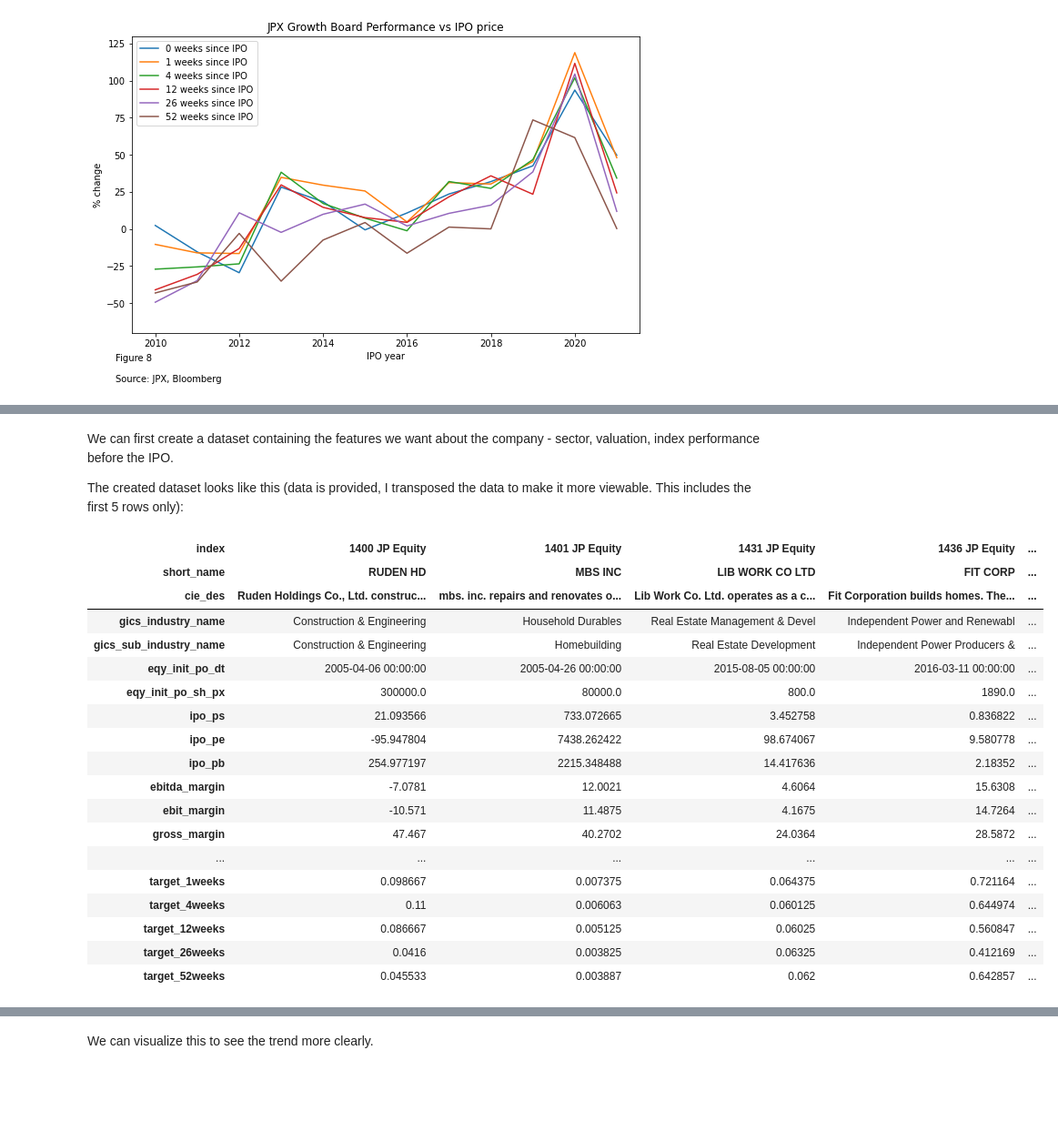
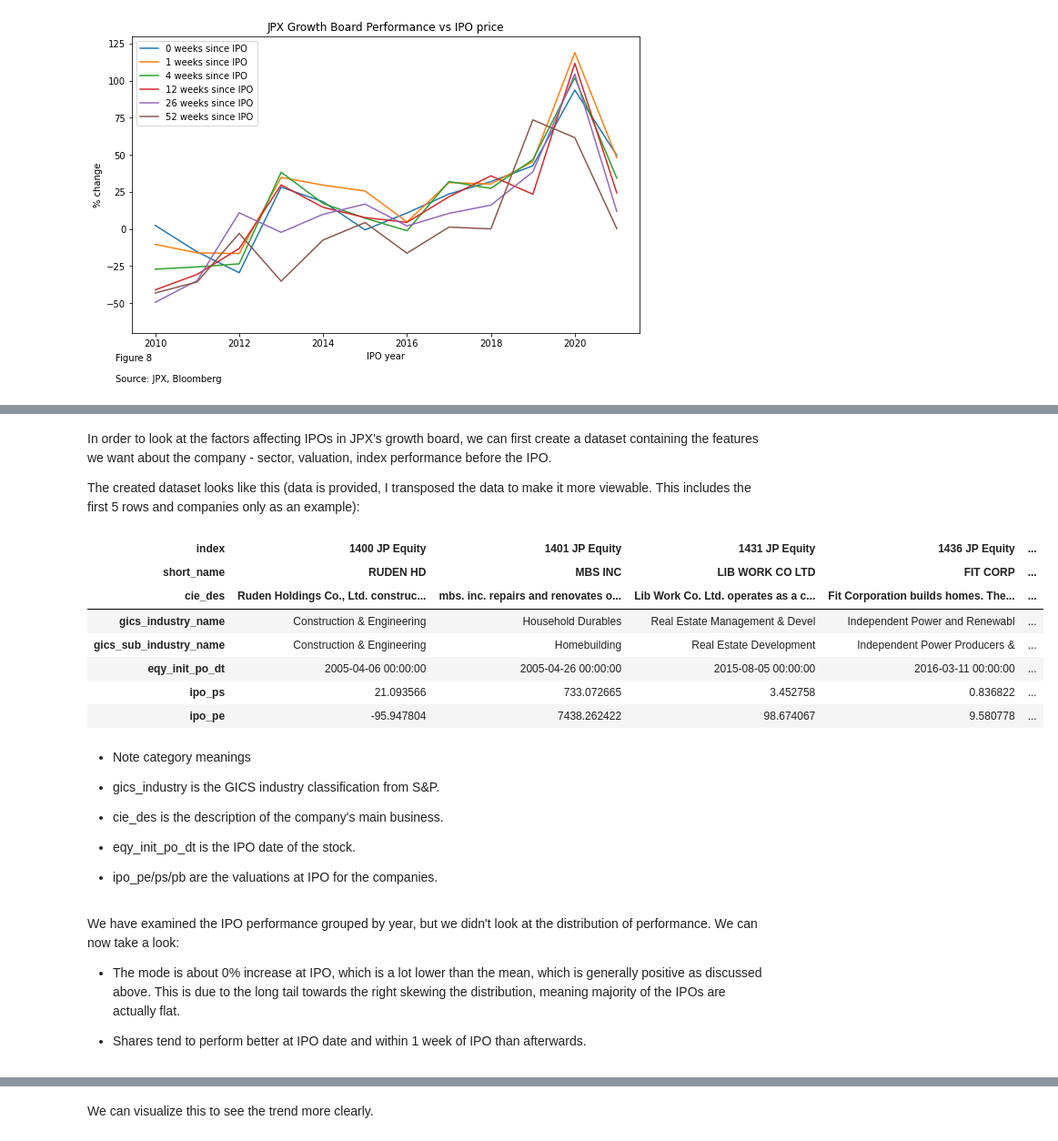
Before and after one commit to pauljhp/japan_growthboard_analysis, a Jupyter notebook: jpx_analysis.ipynb, the cells around one changed output, grey strips where cells are left out. Shown at 91% size. Cells and saved outputs as stored; diff of their text form; code cells hidden in the pictures; blank space fills up the shorter version.

```diff
--- a/jpx_analysis.ipynb
+++ b/jpx_analysis.ipynb
@@ -319,6 +359,7 @@ indice_mkt_data = dbs.get('japan_indices').get('market_data').copy(deep=True)
 indice_mkt_data.columns = indice_mkt_data.columns.to_series().apply(lambda d: dt.datetime.strptime(d, '%Y-%m-%d'))
 
 train_data = ia.desc.copy(deep=True).reset_index().set_index(['index', 'short_name', 'cie_des'], drop=True)
+
 train_data.loc[:, 'ipo_ps'] = train_data.eqy_init_po_sh_px / \
     train_data.index.get_level_values('index').to_series().map(
         dict(ia.standardize_by_start(use_market_data=False, field='revenue_per_sh')[1].iloc[0, ]))
@@ -328,47 +369,68 @@ train_data.loc[:, 'ipo_pe'] = train_data.eqy_init_po_sh_px / \
 train_data.loc[:, 'ipo_pb'] = train_data.eqy_init_po_sh_px / \
     train_data.index.get_level_values('index').to_series().map(
         dict(ia.standardize_by_start(use_market_data=False, field='book_val_per_sh')[1].iloc[0, ]))
-for fld in ('ebitda_margin', 'ebit_margin', 'gross_margin', 'trailing_12m_sales_growth', 'sales_3yr_avg_growth'):
+for fld in ('ebitda_margin', 'ebit_margin', 'gross_margin', 'trailing_12m_sales_growth', 'sales_3yr_avg_growth', 'sales_rev_turn'):
     train_data.loc[:, fld] = train_data.index.get_level_values('index').to_series().map(
             dict(ia.standardize_by_start(use_market_data=False, field=fld)[1].iloc[0, ])).values
+train_data.loc[:, 'listing_mkt_cap'] = train_data.index.get_level_values('index').to_series().map(
+            dict(ia.standardize_by_start(use_market_data=True, field='cur_mkt_cap')[1].iloc[0, ])).values
+
+train_data.loc[("target company", 'Electronic Equipment & Instrum', 'This is the company we are trying to do prediction for'), :] \
+    = ['Electronic Equipment & Instrum',
+    'Electronic Equipment & Instrum',
+    np.datetime64(dt.date(2022, 5, 8)), 50000,
+    20, -100, 20, 25, 1, 85, 40, 50, 1000, 20000]
+
 for ind in ['tpx index', 'nky index', 'usgg10yr index', 'jpy curncy']:
     for horizon in (1, 4, 12, 26, 52):
         train_data.loc[:, f"{ind}_chg_{horizon}wks"] = [(s.iloc[-1] - s.iloc[0])/s.iloc[0] if isinstance(s, pd.Series) else np.nan
         for s in [indice_mkt_data.loc[('px_last', ind), (d - dt.timedelta(days=horizon * 7)):d]
             if isinstance(d, pd.Timestamp) else np.nan for d in train_data.eqy_init_po_dt]]
+train_data.drop('eqy_init_po_sh_px', axis=1, inplace=True)
 # %%
 def get_y(horizon: int=0):
     """get target for training
     :param horizon: number of weeks after IPO"""
-    ipo_px_chg = ia.get_change_since_ipo(field='px_last', sector='all', listing_year=list(range(2001, 2022)))
+    ipo_px_chg = ia.get_change_since_ipo(field='px_last', sector='all', listing_year=list(range(2001, 2022))) - 1
     return ipo_px_chg.iloc[horizon]
 # %%
 for horizon in (0, 1, 4, 12, 26, 52):
     y = get_y(horizon)
     train_data.loc[:, f'target_{horizon}weeks'] = train_data.index.get_level_values('index').to_series().map(dict(y)).values
+# %%
+# encode categorical features
+from sklearn.preprocessing import LabelEncoder
+le = LabelEncoder()
+for feature_name, col in train_data.select_dtypes(object).iteritems():
+    train_data.loc[:, f"{feature_name}_encoded"] = le.fit_transform(col)
 # %% [markdown]
-We can first create a dataset containing the features we want about the company - sector, valuation, index performance before the IPO.
+In order to look at the factors affecting IPOs in JPX's growth board, we can first create a dataset containing the features we want about the company - sector, valuation, index performance before the IPO.
 
-The created dataset looks like this (data is provided, I transposed the data to make it more viewable. This includes the first 5 rows only):
+The created dataset looks like this (data is provided, I transposed the data to make it more viewable. This includes the first 5 rows and companies only as an example):
 # %%
-train_data.head().T
+train_data.head().T.head().fillna('')
 # %% [output]
 | index | 1400 JP Equity | 1401 JP Equity | 1431 JP Equity | 1436 JP Equity | ... |
 | short_name | RUDEN HD | MBS INC | LIB WORK CO LTD | FIT CORP | ... |
 | cie_des | Ruden Holdings Co., Ltd. construc... | mbs. inc. repairs and renovates o... | Lib Work Co. Ltd. operates as a c... | Fit Corporation builds homes. The... | ... |
 | gics_industry_name | Construction & Engineering | Household Durables | Real Estate Management & Devel | Independent Power and Renewabl | ... |
 | gics_sub_industry_name | Construction & Engineering | Homebuilding | Real Estate Development | Independent Power Producers & | ... |
 | eqy_init_po_dt | 2005-04-06 00:00:00 | 2005-04-26 00:00:00 | 2015-08-05 00:00:00 | 2016-03-11 00:00:00 | ... |
-| eqy_init_po_sh_px | 300000.0 | 80000.0 | 800.0 | 1890.0 | ... |
 | ipo_ps | 21.093566 | 733.072665 | 3.452758 | 0.836822 | ... |
 | ipo_pe | -95.947804 | 7438.262422 | 98.674067 | 9.580778 | ... |
-| ipo_pb | 254.977197 | 2215.348488 | 14.417636 | 2.18352 | ... |
-| ebitda_margin | -7.0781 | 12.0021 | 4.6064 | 15.6308 | ... |
-| ebit_margin | -10.571 | 11.4875 | 4.1675 | 14.7264 | ... |
-| gross_margin | 47.467 | 40.2702 | 24.0364 | 28.5872 | ... |
-| ... | ... | ... | ... | ... | ... |
-| target_1weeks | 0.098667 | 0.007375 | 0.064375 | 0.721164 | ... |
-| target_4weeks | 0.11 | 0.006063 | 0.060125 | 0.644974 | ... |
-| target_12weeks | 0.086667 | 0.005125 | 0.06025 | 0.560847 | ... |
-| target_26weeks | 0.0416 | 0.003825 | 0.06325 | 0.412169 | ... |
-| target_52weeks | 0.045533 | 0.003887 | 0.062 | 0.642857 | ... |
+# %% [markdown]
+* Note category meanings
+
+- gics_industry is the GICS industry classification from S&P.
+
+- cie_des is the description of the company's main business.
+
+- eqy_init_po_dt is the IPO date of the stock.
+
+- ipo_pe/ps/pb are the valuations at IPO for the companies.
+# %% [markdown]
+We have examined the IPO performance grouped by year, but we didn't look at the distribution of performance. We can now take a look:
+
+- The mode is about 0% increase at IPO, which is a lot lower than the mean, which is generally positive as discussed above. This is due to the long tail towards the right skewing the distribution, meaning majority of the IPOs are actually flat.
+
+- Shares tend to perform better at IPO date and within 1 week of IPO than afterwards.
```
Also changed, not shown: parts of 60 cells of this notebook, 25 other files.
